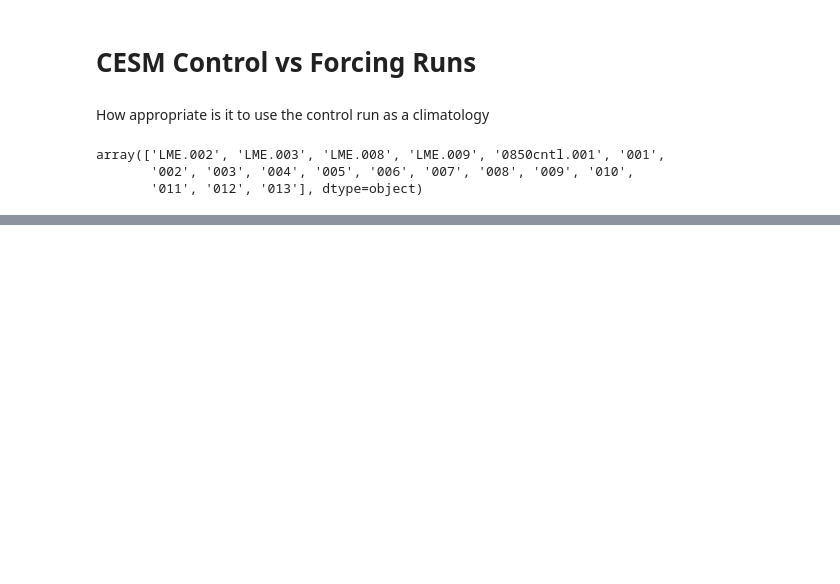
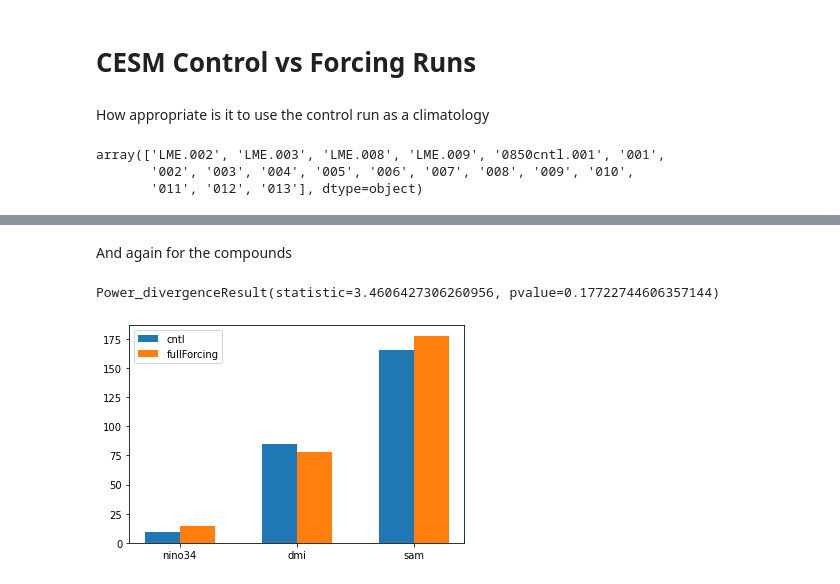
Before and after one commit to anton-seaice/compound, a Jupyter notebook: teleconnection/cesmControlvsForcings.ipynb, the cells around one changed output, grey strips where cells are left out. Drawn from its saved outputs; the diff is of its cells as text; code cells hidden in the pictures; blank space fills up the shorter version.

Commit message:
Tweaks to control vs forcings

```diff
--- a/teleconnection/cesmControlvsForcings.ipynb
+++ b/teleconnection/cesmControlvsForcings.ipynb
@@ -107,0 +109,33 @@ nino34
+# %% [markdown]
+And again for the compounds
+# %%
+#The data
+firePos=xarray.open_dataset('../results/cesmFirePos.nc')
+fireNeg=xarray.open_dataset('../results/cesmFireNeg.nc')
+# %%
+def chi2Event(xr, x):
+
+    firePosSum = xr.sel(year=slice(850,1850)).to_array().sum(dim=['year'])
+
+    cntl=firePosSum.sel(variable=x).sel(
+        experiment=_model.cesmCntl).values
+    fullForcing=firePosSum.sel(variable=x).sel(
+        experiment=_model.cesmFullForcings).sum(dim='experiment')/13
+
+    plt.bar(x, cntl,
+            align='edge', width=-.3, label='cntl'
+           )
+
+
+    plt.bar(x, fullForcing,
+            align='edge', width=0.3, label='fullForcing'
+           )
+
+    plt.legend()
+
+    print( scipy.stats.chisquare(cntl, f_exp=fullForcing ) )
+# %%
+chi2Event(firePos, [*firePos.indeces]) #, *firePos.pairs, 'all3'])
+# %% [output]
+Power_divergenceResult(statistic=3.4606427306260956, pvalue=0.17722744606357144)
+[figure, added]
```
Also changed, not shown: parts of 9 cells of this notebook.
